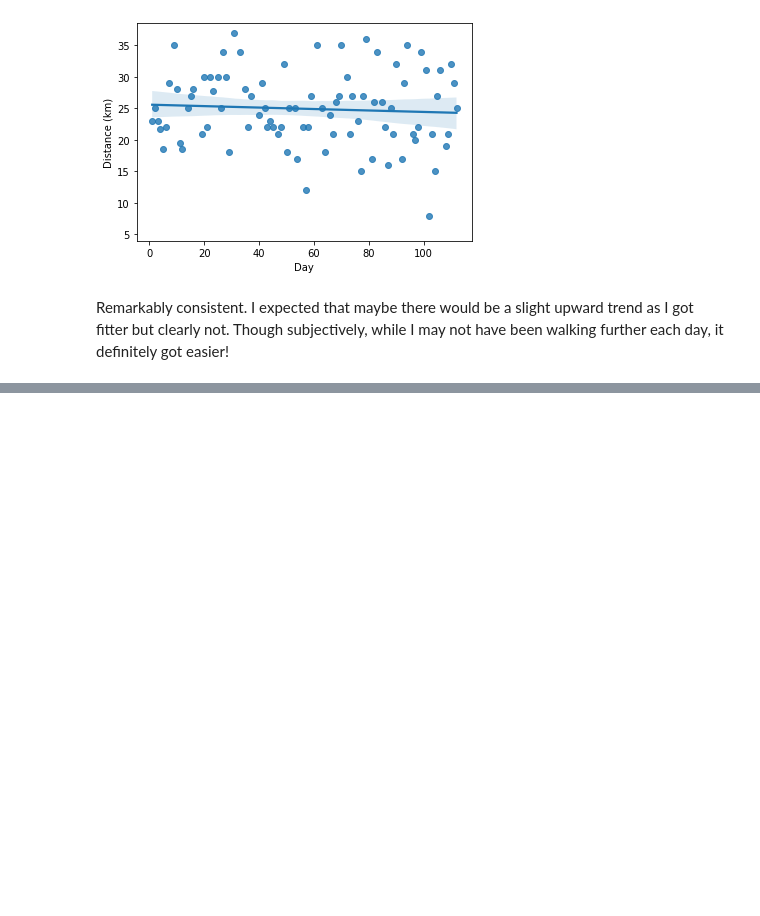
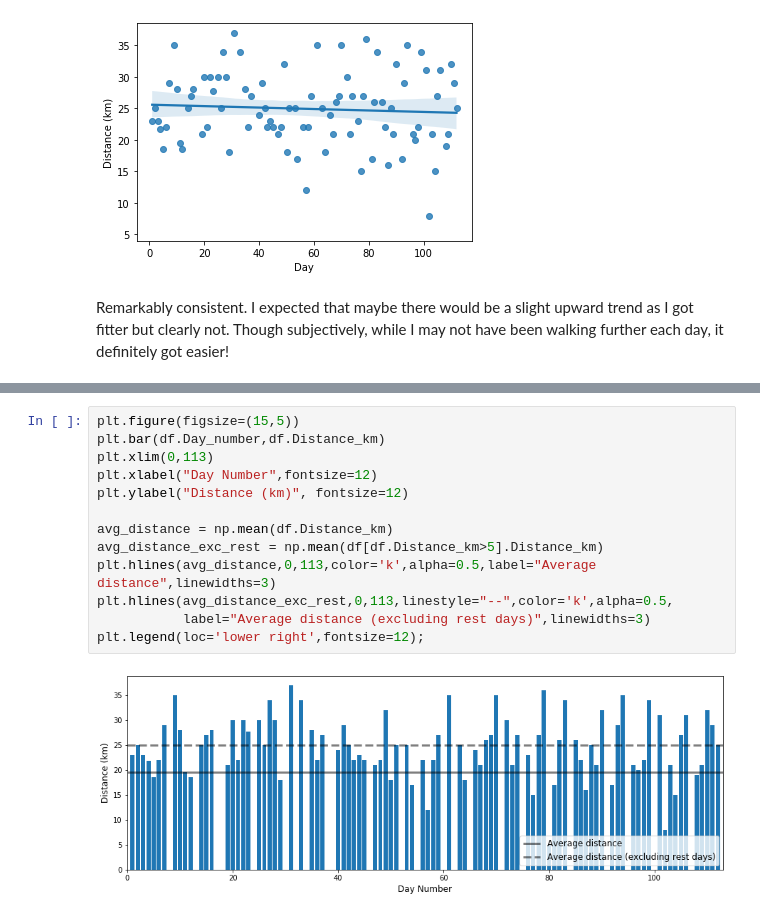
Before and after one commit to EmmaKLofthouse/LEJOG, a Jupyter notebook: lejog.ipynb, the cells around one changed output, grey strips where cells are left out. Saved outputs shown, nothing was run; the diff lists cells and outputs as text; blank space fills up the shorter version.

```diff
--- a/lejog.ipynb
+++ b/lejog.ipynb
@@ -189,0 +202,15 @@ Remarkably consistent. I expected that maybe there would be a slight upward tren
+# %%
+plt.figure(figsize=(15,5))
+plt.bar(df.Day_number,df.Distance_km)
+plt.xlim(0,113)
+plt.xlabel("Day Number",fontsize=12)
+plt.ylabel("Distance (km)", fontsize=12)
+
+avg_distance = np.mean(df.Distance_km)
+avg_distance_exc_rest = np.mean(df[df.Distance_km>5].Distance_km)
+plt.hlines(avg_distance,0,113,color='k',alpha=0.5,label="Average distance",linewidths=3)
+plt.hlines(avg_distance_exc_rest,0,113,linestyle="--",color='k',alpha=0.5,
+           label="Average distance (excluding rest days)",linewidths=3)
+plt.legend(loc='lower right',fontsize=12);
+# %% [output]
+[figure, added]
```
Also changed, not shown: parts of 10 cells of this notebook.
